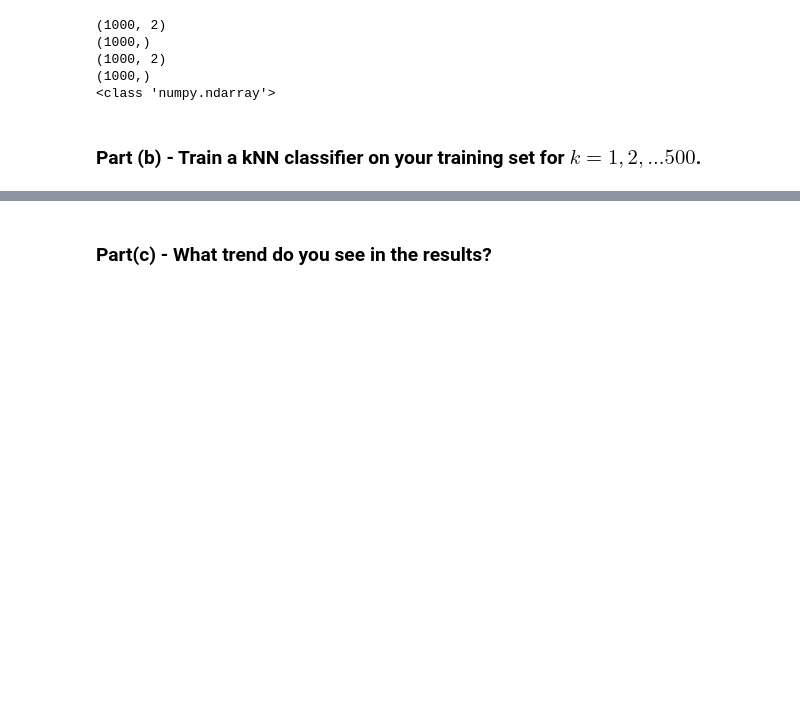
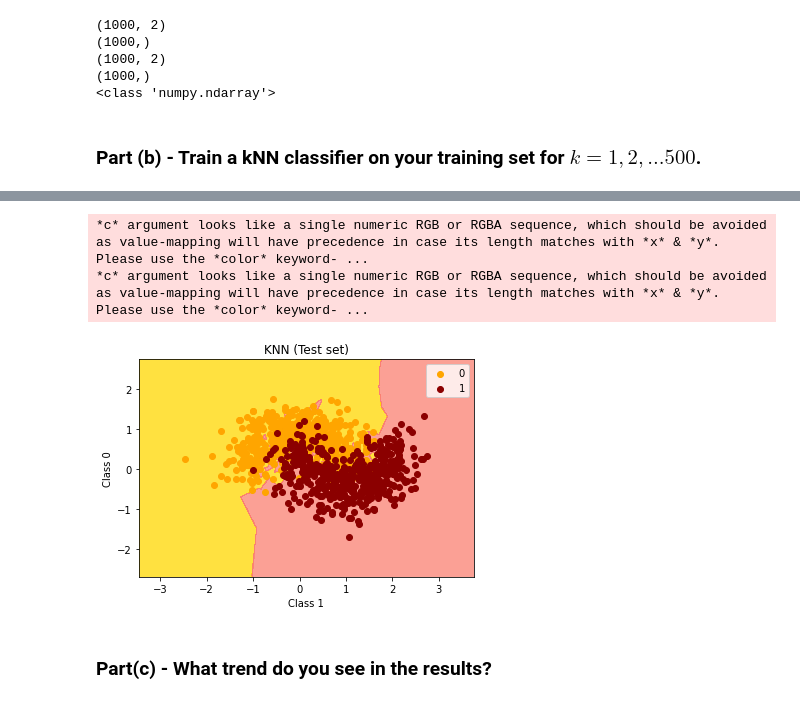
Before and after one commit to FR-Schwartz/ids705, a Jupyter notebook: assignments/Assignment_2_Fides Schwartz.ipynb, the cells around one changed output, grey strips where cells are left out. Saved outputs shown, nothing was run; the diff lists cells and outputs as text; code cells hidden in the pictures; blank space fills up the shorter version.

```diff
--- a/assignments/Assignment_2_Fides Schwartz.ipynb
+++ b/assignments/Assignment_2_Fides Schwartz.ipynb
@@ -972,3 +1027,36 @@ while True:
+# %%
+# Visualising the Test set results
+
+X_set1, y_set1 = xtest, ytest
+X3, X4 = np.meshgrid(
+    np.arange(start=X_set1[:, 0].min() - 1, stop=X_set1[:, 0].max() + 1, step=0.01),
+    np.arange(start=X_set1[:, 1].min() - 1, stop=X_set1[:, 1].max() + 1, step=0.01),
+)
+plt.contourf(
+    X3,
+    X4,
+    clf.predict(np.array([X3.ravel(), X4.ravel()]).T).reshape(X3.shape),
+    alpha=0.75,
+    cmap=ListedColormap(("gold", "salmon")),
+)
+plt.xlim(X3.min(), X3.max())
+plt.ylim(X4.min(), X4.max())
+for i, j in enumerate(np.unique(y_set1)):
+    plt.scatter(
+        X_set1[y_set1 == j, 0],
+        X_set1[y_set1 == j, 1],
+        c=ListedColormap(("orange", "darkred"))(i),
+        label=j,
+    )
+plt.title("KNN (Test set)")
+plt.xlabel("Class 1")
+plt.ylabel("Class 0")
+plt.legend()
+plt.show()
+# %% [output]
+*c* argument looks like a single numeric RGB or RGBA sequence, which should be avoided as value-mapping will have precedence in case its length matches with *x* & *y*.  Please use the *color* keyword- ...
+*c* argument looks like a single numeric RGB or RGBA sequence, which should be avoided as value-mapping will have precedence in case its length matches with *x* & *y*.  Please use the *color* keyword- ...
+[figure, added]
 # %% [markdown]
 ### Part(c) - What trend do you see in the results?
 # %% [markdown]
```
Also changed, not shown: parts of 56 cells of this notebook, 9 other files.
